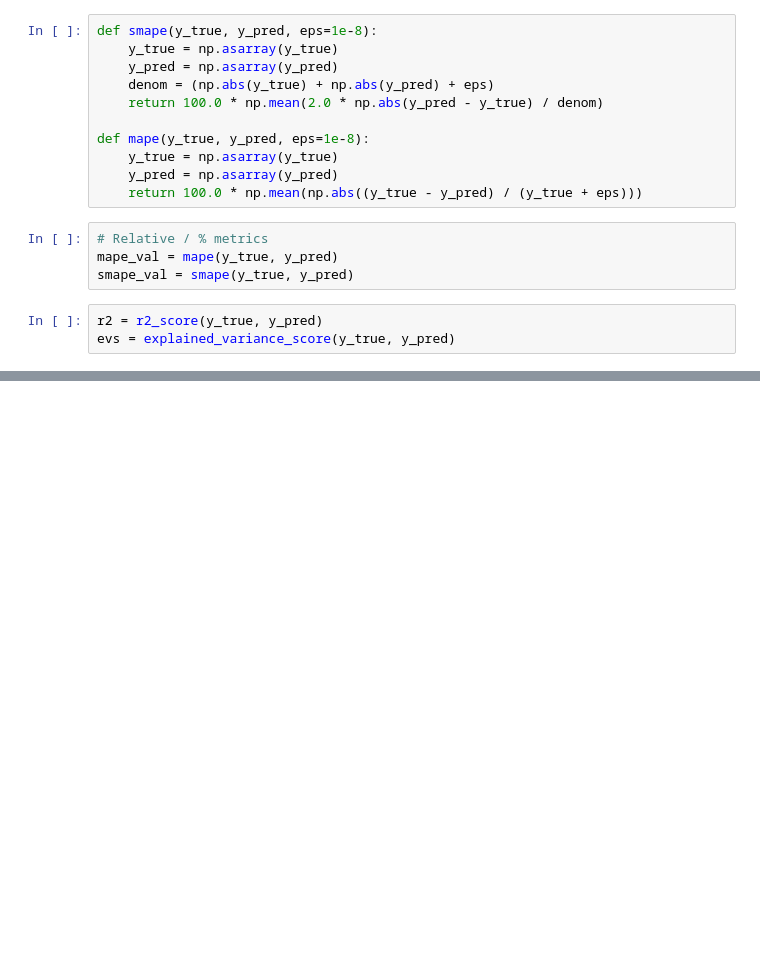
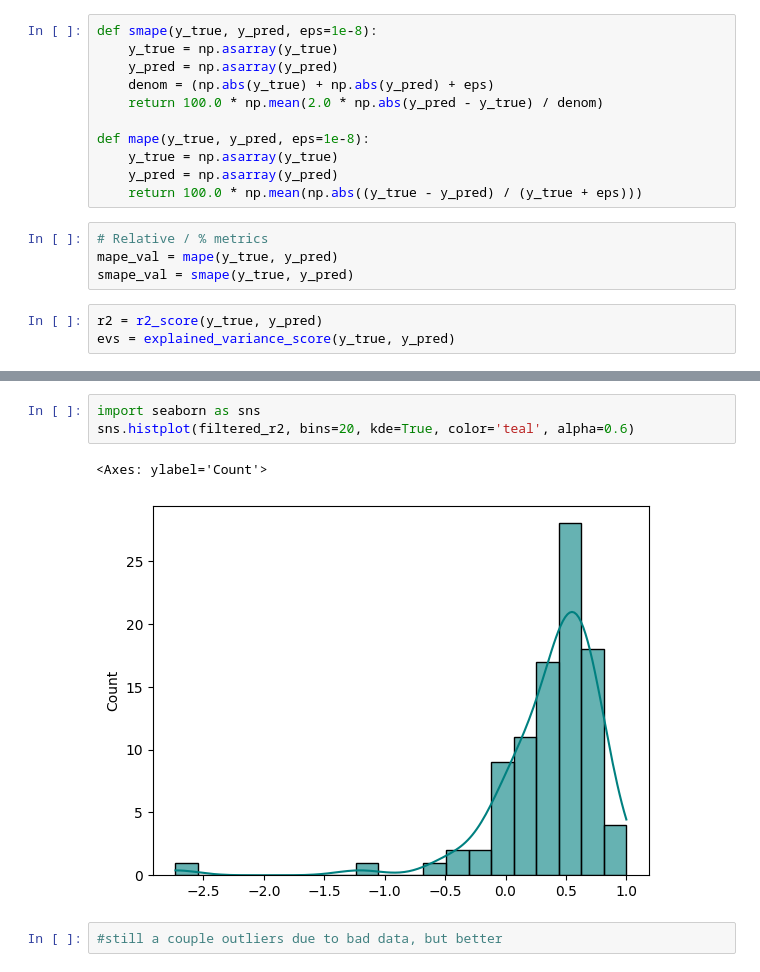
Before and after one commit to Temple-University-CIS-4496/cis-4496-project-hvac, a Jupyter notebook: Code/Modeling/BaseModel.ipynb, the cells around one changed output, grey strips where cells are left out. Cells and saved outputs as stored; diff of their text form; blank space fills up the shorter version.

```diff
--- a/Code/Modeling/BaseModel.ipynb
+++ b/Code/Modeling/BaseModel.ipynb
@@ -220,0 +439,8 @@ display(metrics.to_frame("value"))
+# %%
+import seaborn as sns
+sns.histplot(filtered_r2, bins=20, kde=True, color='teal', alpha=0.6)
+# %% [output]
+<Axes: ylabel='Count'>
+[figure, added]
+# %%
+#still a couple outliers due to bad data, but better
```
Also changed, not shown: parts of 17 cells of this notebook.
